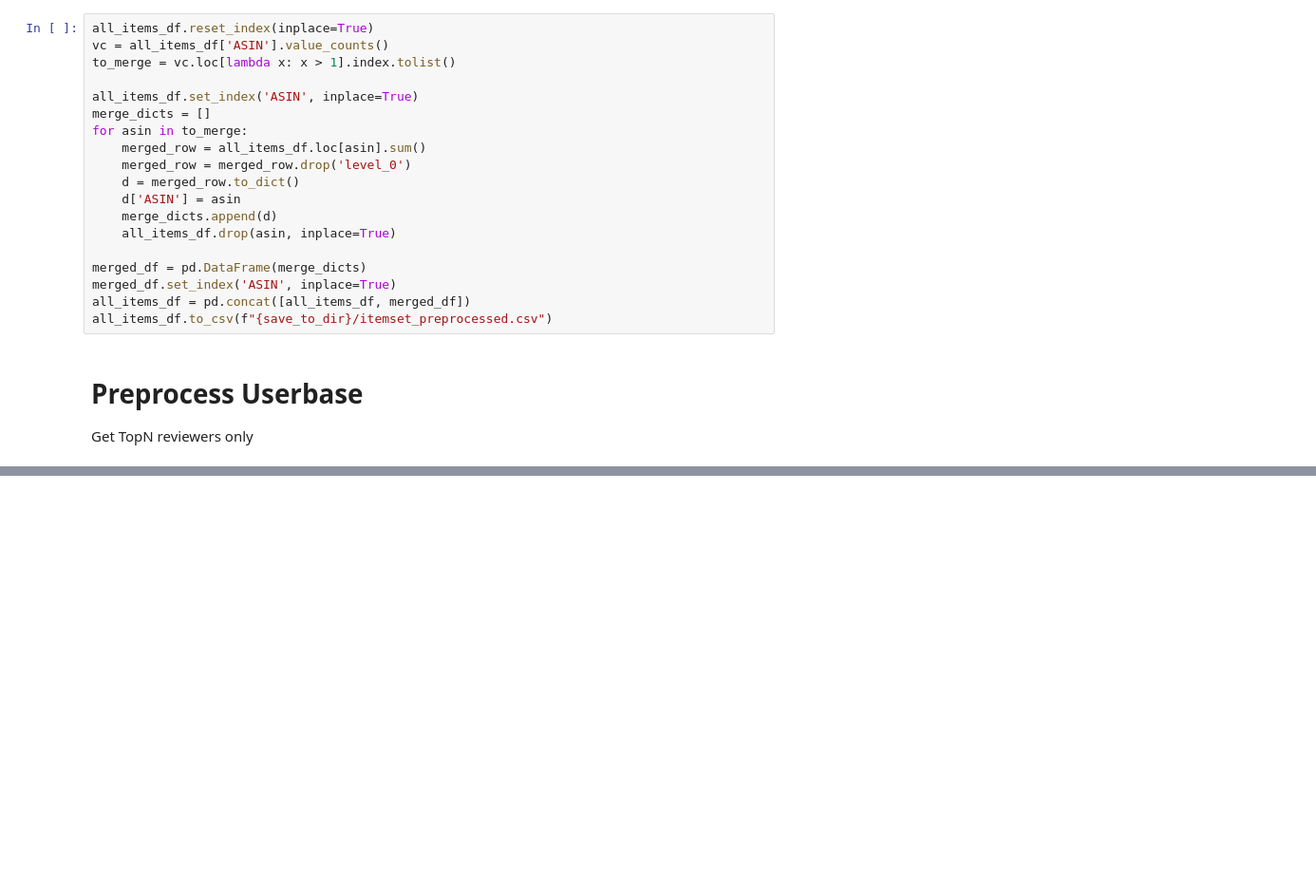
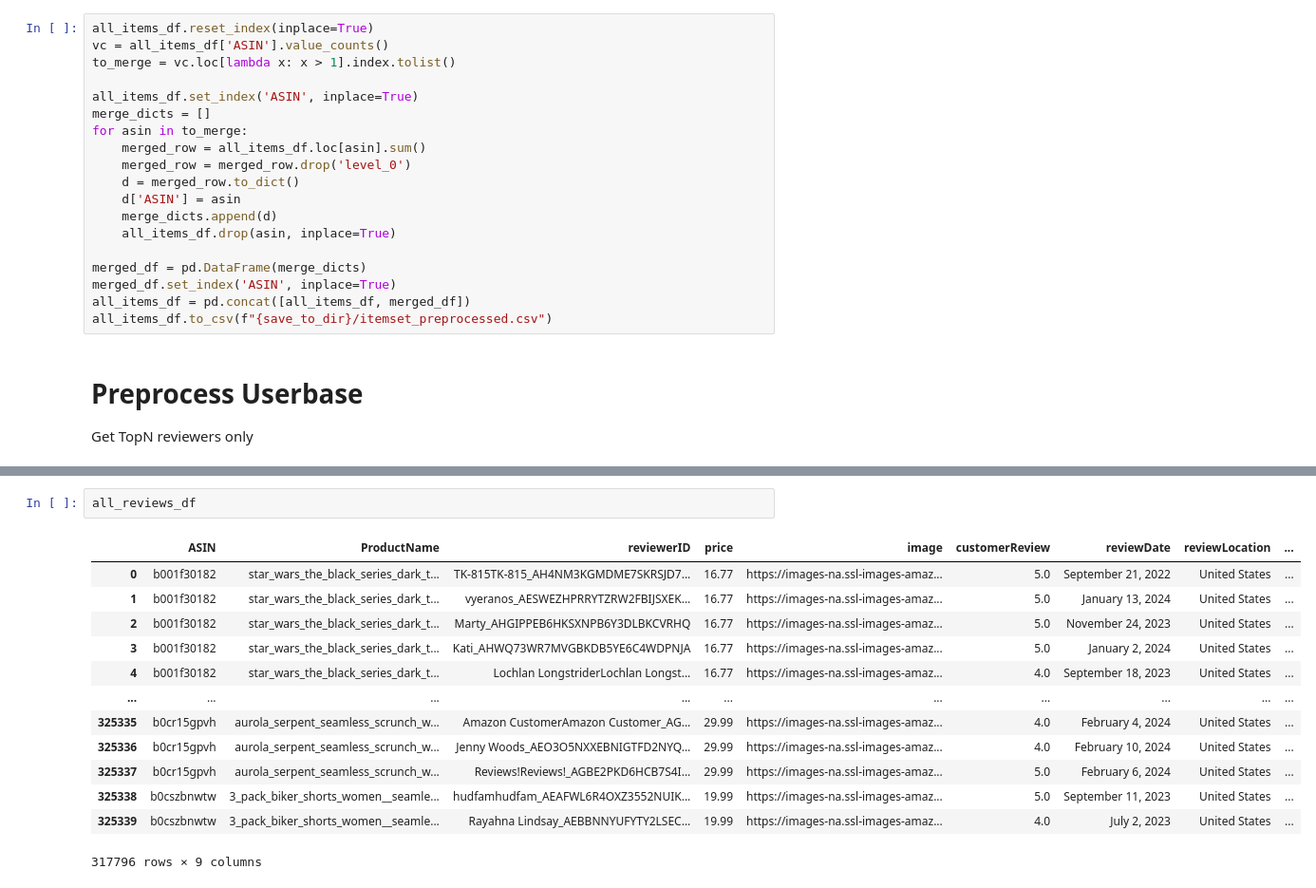
Before and after one commit to K-Winkles/kaban-multimodel-recommender, a Jupyter notebook: dev/create_dataset.ipynb, the cells around one changed output, grey strips where cells are left out. Shown at 95% size. Drawn from its saved outputs; the diff is of its cells as text; blank space fills up the shorter version.

```diff
--- a/dev/create_dataset.ipynb
+++ b/dev/create_dataset.ipynb
@@ -258 +261,17 @@ asins_df
 33510 rows × 2 columns
+# %%
+all_reviews_df
+# %% [output]
+|  | ASIN | ProductName | reviewerID | price | image | customerReview | reviewDate | reviewLocation | ... |
+| 0 | b001f30182 | star_wars_the_black_series_dark_t... | TK-815TK-815_AH4NM3KGMDME7SKRSJD7... | 16.77 | https://images-na.ssl-images-amaz... | 5.0 | September 21, 2022 | United States | ... |
+| 1 | b001f30182 | star_wars_the_black_series_dark_t... | vyeranos_AESWEZHPRRYTZRW2FBIJSXEK... | 16.77 | https://images-na.ssl-images-amaz... | 5.0 | January 13, 2024 | United States | ... |
+| 2 | b001f30182 | star_wars_the_black_series_dark_t... | Marty_AHGIPPEB6HKSXNPB6Y3DLBKCVRHQ | 16.77 | https://images-na.ssl-images-amaz... | 5.0 | November 24, 2023 | United States | ... |
+| 3 | b001f30182 | star_wars_the_black_series_dark_t... | Kati_AHWQ73WR7MVGBKDB5YE6C4WDPNJA | 16.77 | https://images-na.ssl-images-amaz... | 5.0 | January 2, 2024 | United States | ... |
+| 4 | b001f30182 | star_wars_the_black_series_dark_t... | Lochlan LongstriderLochlan Longst... | 16.77 | https://images-na.ssl-images-amaz... | 4.0 | September 18, 2023 | United States | ... |
+| ... | ... | ... | ... | ... | ... | ... | ... | ... | ... |
+| 325335 | b0cr15gpvh | aurola_serpent_seamless_scrunch_w... | Amazon CustomerAmazon Customer_AG... | 29.99 | https://images-na.ssl-images-amaz... | 4.0 | February 4, 2024 | United States | ... |
+| 325336 | b0cr15gpvh | aurola_serpent_seamless_scrunch_w... | Jenny Woods_AEO3O5NXXEBNIGTFD2NYQ... | 29.99 | https://images-na.ssl-images-amaz... | 4.0 | February 10, 2024 | United States | ... |
+| 325337 | b0cr15gpvh | aurola_serpent_seamless_scrunch_w... | Reviews!Reviews!_AGBE2PKD6HCB7S4I... | 29.99 | https://images-na.ssl-images-amaz... | 5.0 | February 6, 2024 | United States | ... |
+| 325338 | b0cszbnwtw | 3_pack_biker_shorts_women__seamle... | hudfamhudfam_AEAFWL6R4OXZ3552NUIK... | 19.99 | https://images-na.ssl-images-amaz... | 5.0 | September 11, 2023 | United States | ... |
+| 325339 | b0cszbnwtw | 3_pack_biker_shorts_women__seamle... | Rayahna Lindsay_AEBBNNYUFYTY2LSEC... | 19.99 | https://images-na.ssl-images-amaz... | 4.0 | July 2, 2023 | United States | ... |
+317796 rows × 9 columns
```
Also changed, not shown: parts of 5 cells of this notebook, 1 other file.
